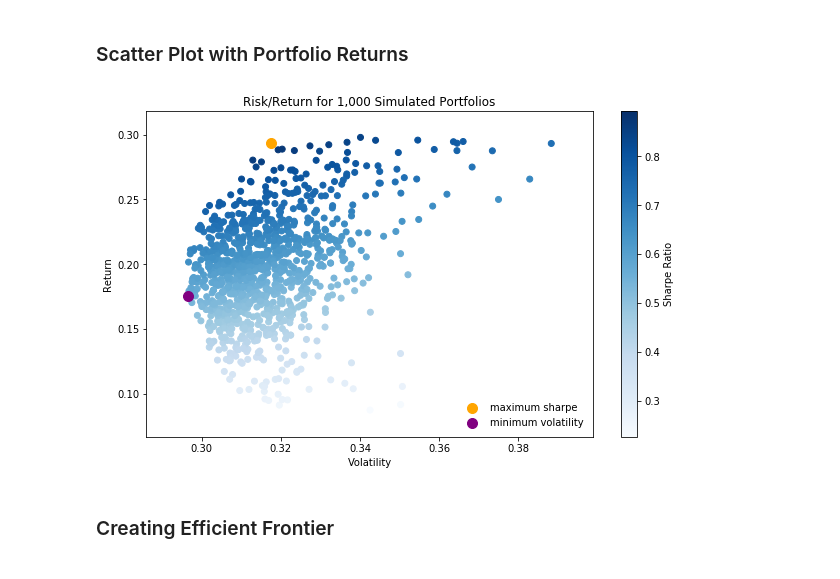
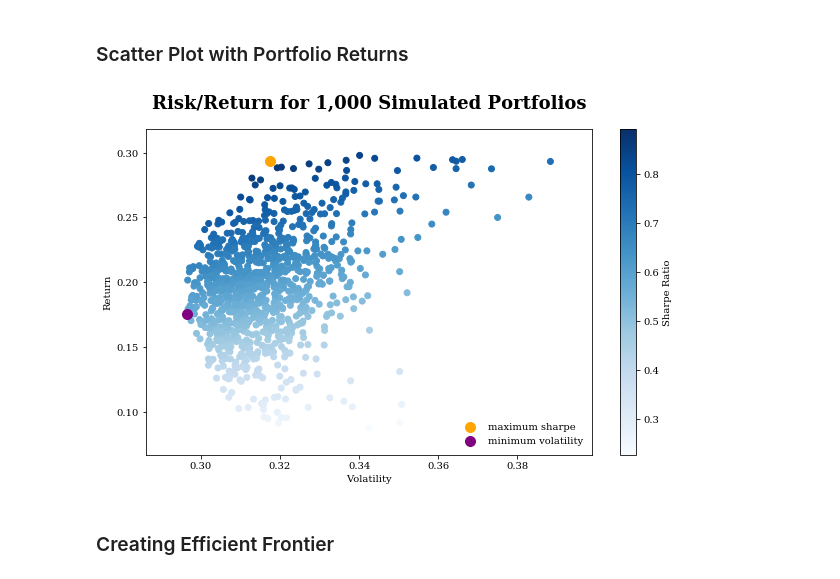
Before and after one commit to mateomarks/Portfolio-Management, a Jupyter notebook: Monte Carlo 2020.ipynb, the cells around one changed output. Saved outputs shown, nothing was run; the diff lists cells and outputs as text; code cells hidden in the pictures.

Commit message:
Text and Chart Fix

```diff
--- a/Monte Carlo 2020.ipynb
+++ b/Monte Carlo 2020.ipynb
@@ -16,6 +16,7 @@ This post's objective is to create optimal portfolios with the FANGs (Facebook,
 import numpy as np
 import pandas as pd
 import matplotlib.pyplot as plt
+plt.rcParams['font.family'] = 'serif'
 import seaborn as sns
 import yfinance as yf
 import scipy.optimize as sco
@@ -143,17 +145,17 @@ NFLX       12.96
 # %%
 plt.figure(figsize=(10,6))
 plt.scatter(simulations[:,1],simulations[:,0], c=simulations[:,2], cmap='Blues')
 plt.colorbar(label='Sharpe Ratio')
 plt.xlabel('Volatility')
 plt.ylabel('Return')
-plt.title('Risk/Return for 1,000 Simulated Portfolios')
+plt.title('Risk/Return for 1,000 Simulated Portfolios',fontsize=18,fontweight="bold", pad= 20)
 plt.scatter(max_sharpe_vol, max_sharpe_ret,c='orange', s=100, label='maximum sharpe')
 plt.scatter(min_vol_vol, min_vol_ret,c='purple', s=100, label='minimum volatility')
 plt.legend(frameon=False)
-#plt.savefig('montecarlo.png')
+plt.savefig('FANG_montecarlo.png', facecolor='None')
 plt.show()
 # %% [output]
-[figure, old version]
+[figure, new version]
 # %% [markdown]
 ### Creating Efficient Frontier
 # %% [markdown]
```
Also changed, not shown: parts of 2 cells of this notebook, 1 other file.
